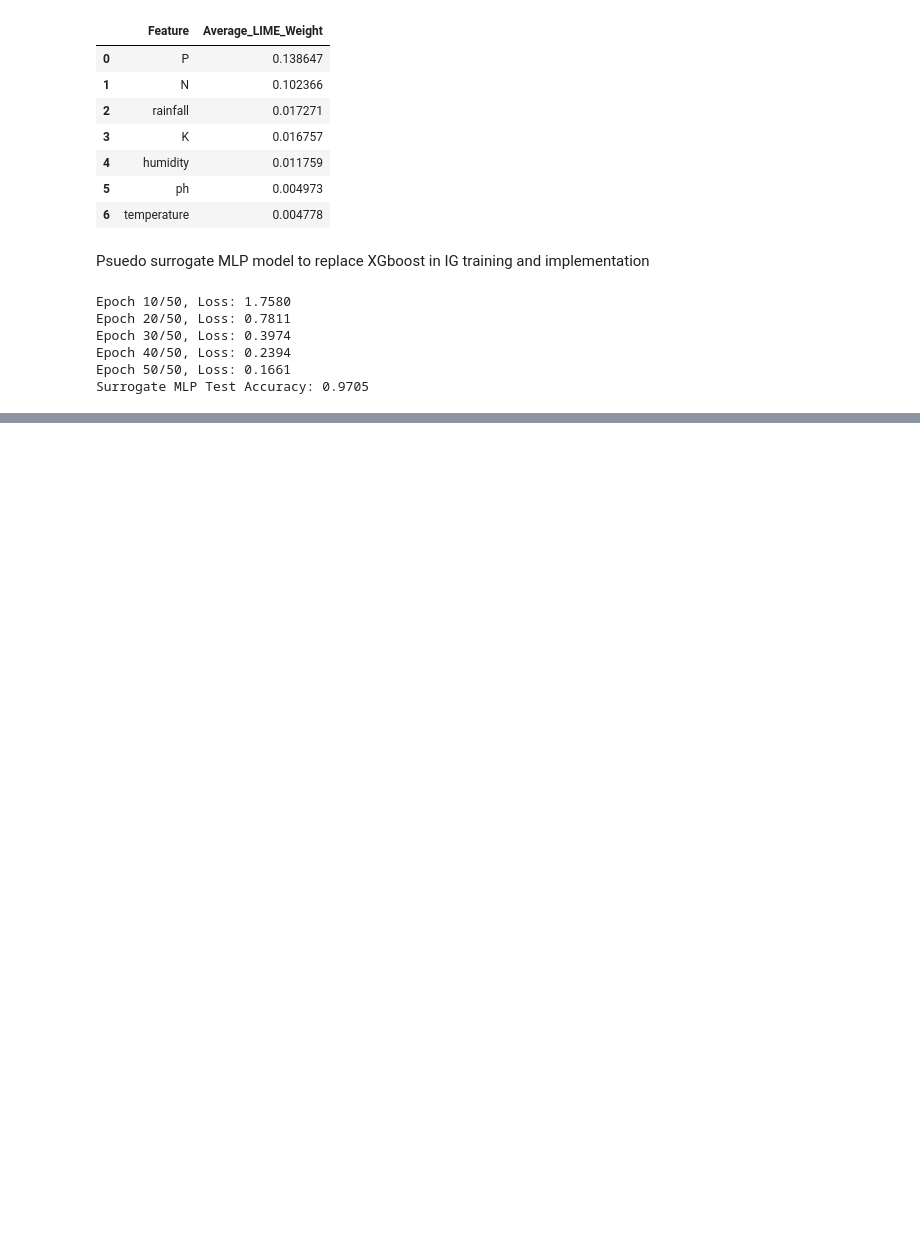
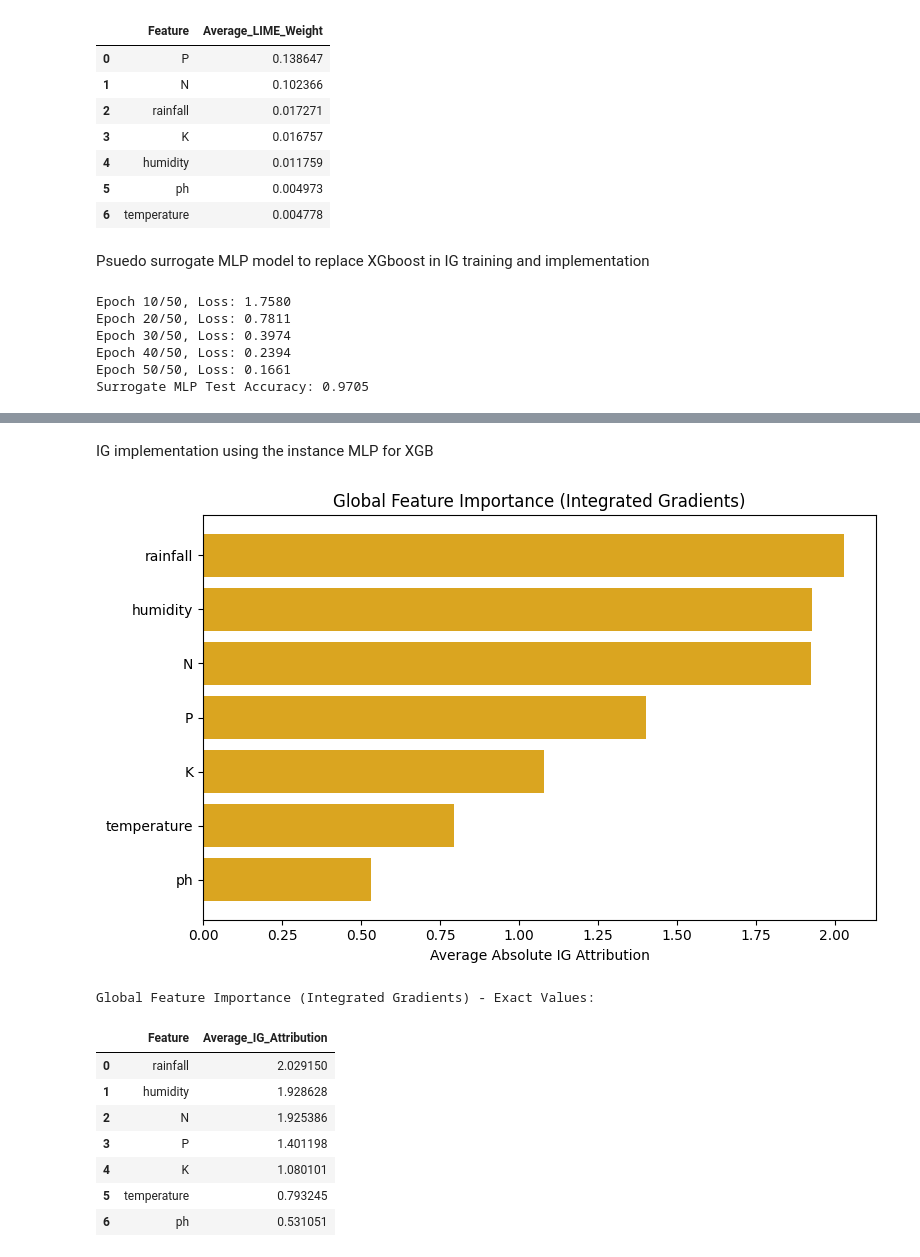
Before and after one commit to priyanshupriyank04/research_paper_project, a Jupyter notebook: research.ipynb, the cells around one changed output, grey strips where cells are left out. Saved outputs shown, nothing was run; the diff lists cells and outputs as text; code cells hidden in the pictures; blank space fills up the shorter version.

Commit message:
IG implementation of XGB added

```diff
--- a/research.ipynb
+++ b/research.ipynb
@@ -537,0 +616,56 @@ Surrogate MLP Test Accuracy: 0.9705
+# %% [markdown]
+IG implementation using the instance MLP for XGB
+# %%
+import numpy as np
+import matplotlib.pyplot as plt
+
+# --- Compute IG for all test samples ---
+all_ig_attributions = []
+
+for i in range(len(X_test_tensor)):
+    instance = X_test_tensor[i].unsqueeze(0)  # shape (1, num_features)
+    pred_class = torch.argmax(mlp_model(instance), dim=1).item()
+
+    ig_attr = integrated_gradients(mlp_model, instance, target_class=pred_class)
+    all_ig_attributions.append(np.abs(ig_attr))  # take absolute to measure magnitude
+
+# Convert to array and average over all test instances
+all_ig_attributions = np.array(all_ig_attributions)  # shape (num_samples, num_features)
+avg_ig_importance = np.mean(all_ig_attributions, axis=0)  # shape (num_features,)
+
+# Sort by importance
+sorted_idx = np.argsort(avg_ig_importance)[::-1]
+sorted_features = [feature_names[i] for i in sorted_idx]
+sorted_importance = avg_ig_importance[sorted_idx]
+
+# --- Plot Global IG Importance ---
+plt.figure(figsize=(8, 5))
+plt.barh(sorted_features, sorted_importance, color='goldenrod')
+plt.gca().invert_yaxis()
+plt.xlabel("Average Absolute IG Attribution")
+plt.title("Global Feature Importance (Integrated Gradients)")
+plt.tight_layout()
+
+# Save plot
+plt.savefig("/content/drive/MyDrive/global_ig_importance_bar.png", dpi=300)
+plt.show()
+
+# --- Display exact values in a table ---
+import pandas as pd
+ig_importance_df = pd.DataFrame({
+    "Feature": sorted_features,
+    "Average_IG_Attribution": sorted_importance
+})
+print("\nGlobal Feature Importance (Integrated Gradients) - Exact Values:")
+display(ig_importance_df)
+# %% [output]
+[figure, added]
+Global Feature Importance (Integrated Gradients) - Exact Values:
+|  | Feature | Average_IG_Attribution |
+| 0 | rainfall | 2.029150 |
+| 1 | humidity | 1.928628 |
+| 2 | N | 1.925386 |
+| 3 | P | 1.401198 |
+| 4 | K | 1.080101 |
+| 5 | temperature | 0.793245 |
+| 6 | ph | 0.531051 |
```
Also changed, not shown: parts of 1 cell of this notebook.
